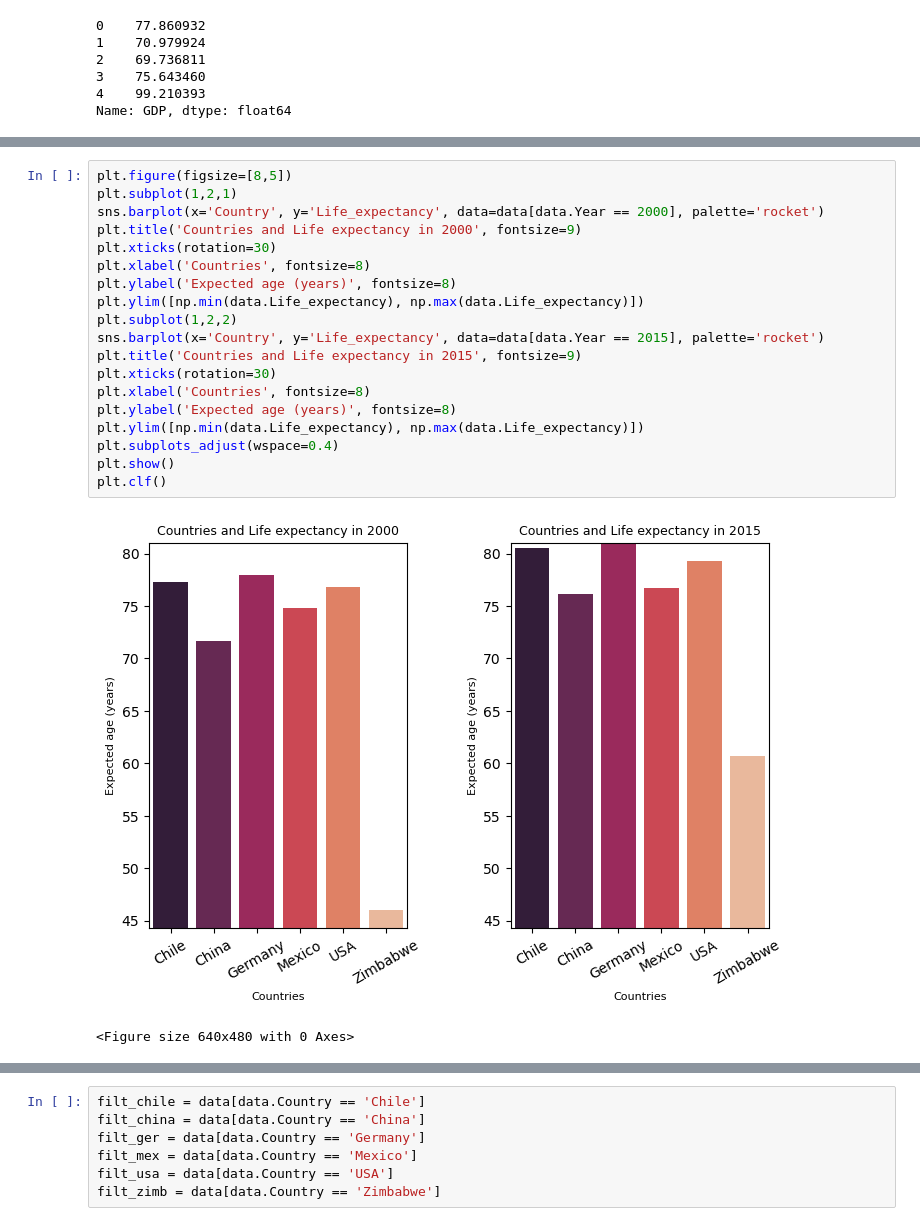
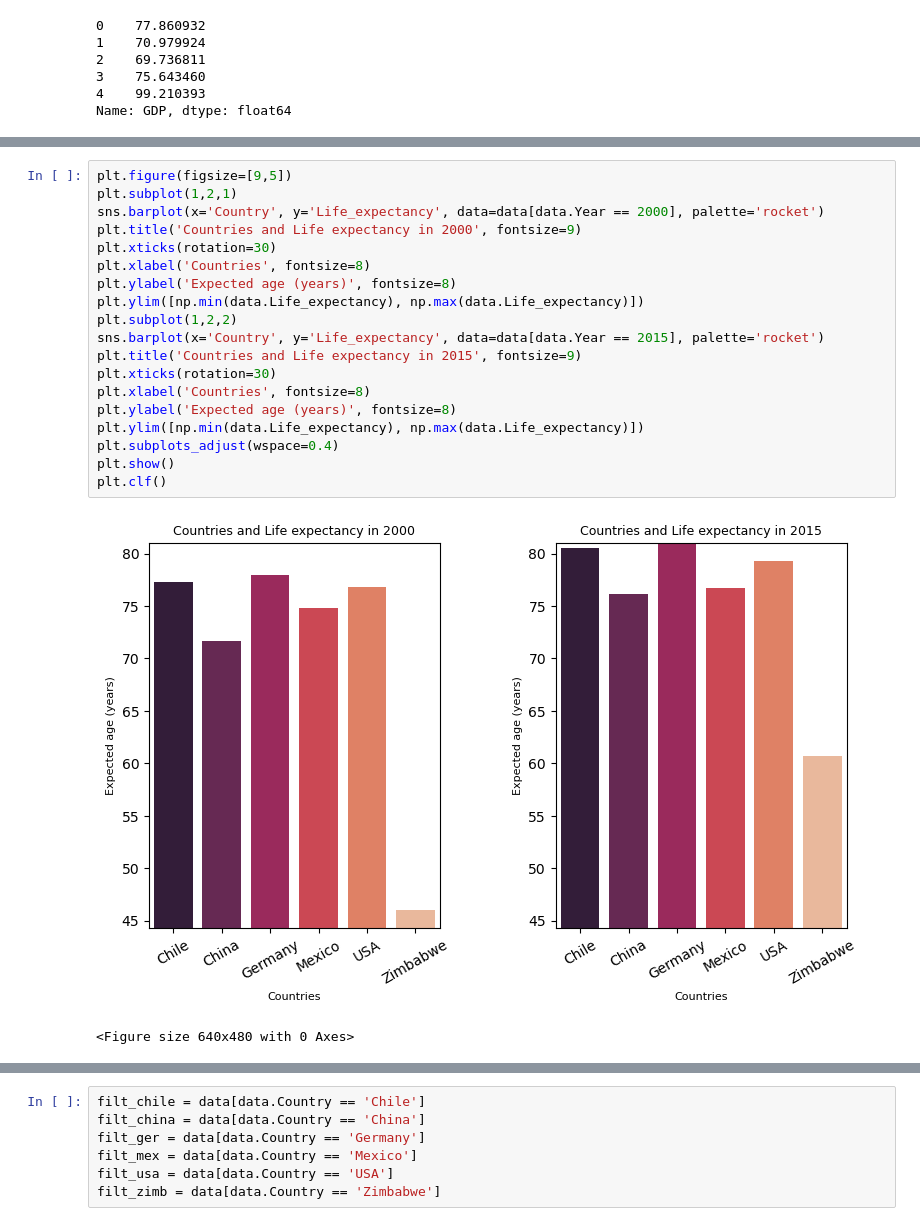
Before and after one commit to LiZoMark841619/GDP_Life_expectancy, a Jupyter notebook: Project/Life-Expectancy-and-GDP-Starter/life_expectancy_gdp.ipynb, the cells around one changed output, grey strips where cells are left out. Saved outputs shown, nothing was run; the diff lists cells and outputs as text.

```diff
--- a/Project/Life-Expectancy-and-GDP-Starter/life_expectancy_gdp.ipynb
+++ b/Project/Life-Expectancy-and-GDP-Starter/life_expectancy_gdp.ipynb
@@ -86,24 +90,24 @@ plt.clf()
 <Figure size 640x480 with 0 Axes>
 # %%
-plt.figure(figsize=[8,5])
+plt.figure(figsize=[9,5])
 plt.subplot(1,2,1)
 sns.barplot(x='Country', y='Life_expectancy', data=data[data.Year == 2000], palette='rocket')
 plt.title('Countries and Life expectancy in 2000', fontsize=9)
 plt.xticks(rotation=30)
 plt.xlabel('Countries', fontsize=8)
 plt.ylabel('Expected age (years)', fontsize=8)
 plt.ylim([np.min(data.Life_expectancy), np.max(data.Life_expectancy)])
 plt.subplot(1,2,2)
 sns.barplot(x='Country', y='Life_expectancy', data=data[data.Year == 2015], palette='rocket')
 plt.title('Countries and Life expectancy in 2015', fontsize=9)
 plt.xticks(rotation=30)
 plt.xlabel('Countries', fontsize=8)
 plt.ylabel('Expected age (years)', fontsize=8)
 plt.ylim([np.min(data.Life_expectancy), np.max(data.Life_expectancy)])
 plt.subplots_adjust(wspace=0.4)
 plt.show()
 plt.clf()
 # %% [output]
-[figure, old version]
+[figure, new version]
 <Figure size 640x480 with 0 Axes>
 # %%
```
Also changed, not shown: parts of 9 cells of this notebook.
